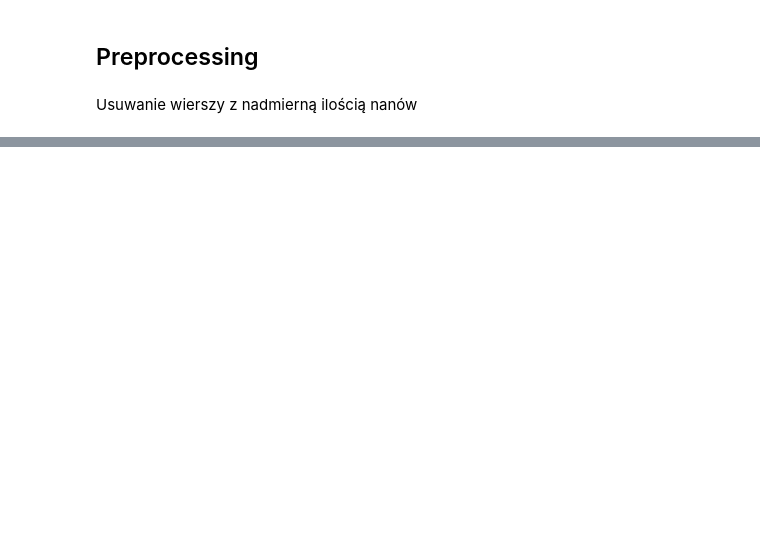
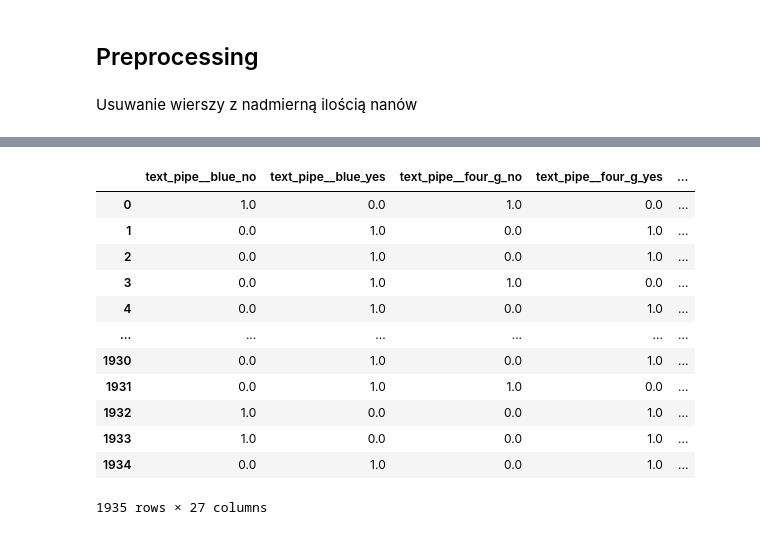
Before and after one commit to miloszjasek/MobileTech, a Jupyter notebook: main.ipynb, the cells around one changed output, grey strips where cells are left out. Drawn from its saved outputs; the diff is of its cells as text; code cells hidden in the pictures; blank space fills up the shorter version.

```diff
--- a/main.ipynb
+++ b/main.ipynb
@@ -96,3 +113,10 @@ text_pipeline = Pipeline([
     ('imputer', SimpleImputer(strategy='most_frequent')),
     ('one_hot', OneHotEncoder(sparse_output=False))
 ])
+# %%
+number_pipeline = Pipeline([
+    ('imputer', SimpleImputer(strategy="mean")),
+    ('scaler', StandardScaler())
+])
+# %%
+numeric_columns = phone_data.select_dtypes(include=['int64', 'float64']).columns.tolist()
@@ -98,0 +127,7 @@ text_pipeline = Pipeline([
+# %%
+ct = ColumnTransformer([
+    ("text_pipe", text_pipeline, ["blue", "four_g", "wifi", "price_range"]),
+    ("number_pipe", number_pipeline, numeric_columns)
+])
+
+ct.fit_transform(phone_data)
@@ -98,0 +148,2 @@ text_pipeline = Pipeline([
+# %%
+df_analyzed = pd.DataFrame(ct.fit_transform(phone_data), columns=ct.get_feature_names_out())
@@ -98,0 +170,16 @@ text_pipeline = Pipeline([
+# %%
+display(df_analyzed)
+# %% [output]
+|  | text_pipe__blue_no | text_pipe__blue_yes | text_pipe__four_g_no | text_pipe__four_g_yes | ... |
+| 0 | 1.0 | 0.0 | 1.0 | 0.0 | ... |
+| 1 | 0.0 | 1.0 | 0.0 | 1.0 | ... |
+| 2 | 0.0 | 1.0 | 0.0 | 1.0 | ... |
+| 3 | 0.0 | 1.0 | 1.0 | 0.0 | ... |
+| 4 | 0.0 | 1.0 | 0.0 | 1.0 | ... |
+| ... | ... | ... | ... | ... | ... |
+| 1930 | 0.0 | 1.0 | 0.0 | 1.0 | ... |
+| 1931 | 0.0 | 1.0 | 1.0 | 0.0 | ... |
+| 1932 | 1.0 | 0.0 | 0.0 | 1.0 | ... |
+| 1933 | 1.0 | 0.0 | 0.0 | 1.0 | ... |
+| 1934 | 0.0 | 1.0 | 0.0 | 1.0 | ... |
+1935 rows × 27 columns
```
Also changed, not shown: parts of 13 cells of this notebook.
